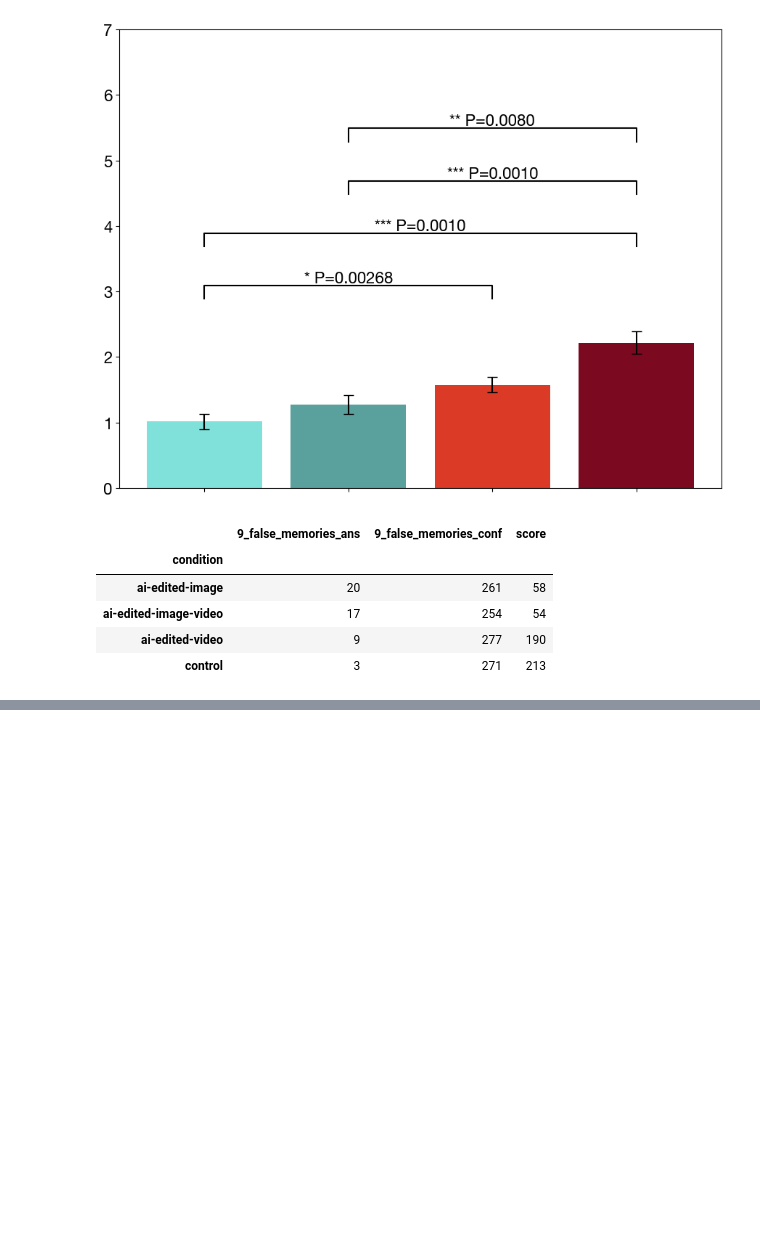
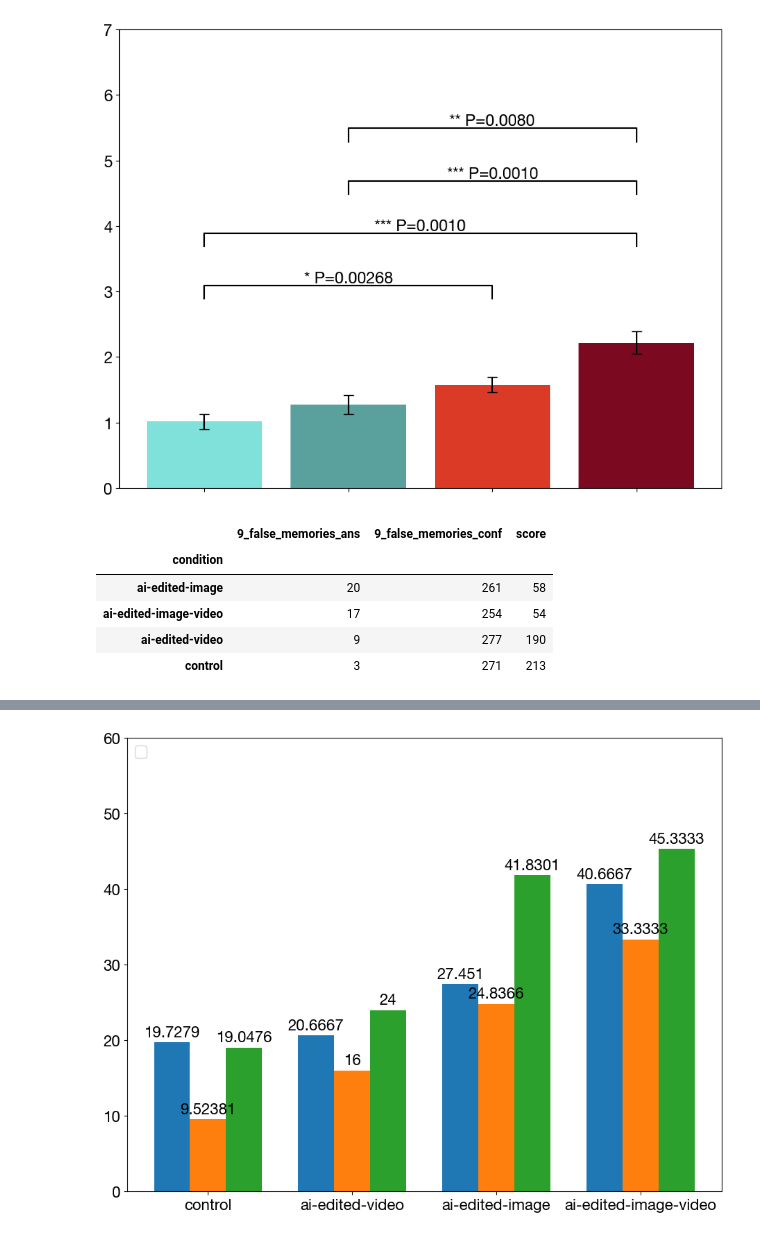
Before and after one commit to mitmedialab/synthetic-human-memories, a Jupyter notebook: analyze.ipynb, the cells around one changed output, grey strips where cells are left out. Saved outputs shown, nothing was run; the diff lists cells and outputs as text; code cells hidden in the pictures; blank space fills up the shorter version.

```diff
--- a/analyze.ipynb
+++ b/analyze.ipynb
@@ -921,0 +903,73 @@ ai-edited-image-video: M=56.000, err=7.020, s.d.=49.639
+# %%
+sets = {
+    "military": [10,11,12],
+    "environment": [2,17,20],
+    "feature": [3,9,18],
+    # "smile": [1,2]
+}
+
+def get_num(n):
+    s = result[['condition', *[f"{i}_false_memories_ans" for i in n]]].copy()
+
+    for i in n:
+        s[f"{i}_false_memories_ans"] = s[f"{i}_false_memories_ans"].replace(1, 0)
+        s[f"{i}_false_memories_ans"] = s[f"{i}_false_memories_ans"].replace(-1, 1)
+
+    s['sum'] = s[[f"{i}_false_memories_ans" for i in n]].sum(axis=1)
+
+    data = []
+    for c in conditions:
+        m = s[s['condition'] == c]['sum']
+        data.append([el * 100 / len(n) for el in m.tolist()])
+
+    [means, errors, sds] = prepare(data)
+
+    return [means, errors, sds]
+
+def mixed(sets):
+
+    species = ("Adelie", "Chinstrap", "Gentoo")
+    penguin_means = {
+        'Bill Depth': (18.35, 18.43, 14.98),
+        'Bill Length': (38.79, 48.83, 47.50),
+        'Flipper Length': (189.95, 195.82, 217.19),
+    }
+
+    x = np.arange(len(conditions))  # the label locations
+    width = 0.25  # the width of the bars
+    multiplier = 0
+
+    fig, ax = plt.subplots(layout='constrained', figsize=(9, 7))
+
+    ts = { s: get_num(sets[s]) for s in sets }
+
+    print(ts)
+    # plt_data = {s: sets[s][0] for s in sets}
+    # for c, i in enumerate(conditions):
+    #     plt_data[c] = [ts[s][0][i] for s in sets]
+
+    plt_mean = {}
+    plt_err = {}
+    for s in ts:
+        plt_mean[s] = [ts[s][0][i] for i in range(4)]
+        plt_err[s] = [ts[s][1][i] for i in range(4)]
+
+    print(plt_mean)
+
+    for attribute, measurement in plt_mean.items():
+        offset = width * multiplier
+        rects = ax.bar(x + offset, measurement, width) # label=attribute
+        ax.bar_label(rects, padding=3)
+        multiplier += 1
+
+    # Add some text for labels, title and custom x-axis tick labels, etc.
+    # ax.set_ylabel('Length (mm)')
+    # ax.set_title('Penguin attributes by species')
+    ax.set_xticks(x + width, conditions)
+    ax.legend(loc='upper left', ncols=3)
+    ax.set_ylim(0, 60)
+
+    plt.show()
+
+mixed(sets)
+# %% [output]
@@ -921,0 +990 @@ ai-edited-image-video: M=56.000, err=7.020, s.d.=49.639
+[figure, added]
```
Also changed, not shown: parts of 3 cells of this notebook.
